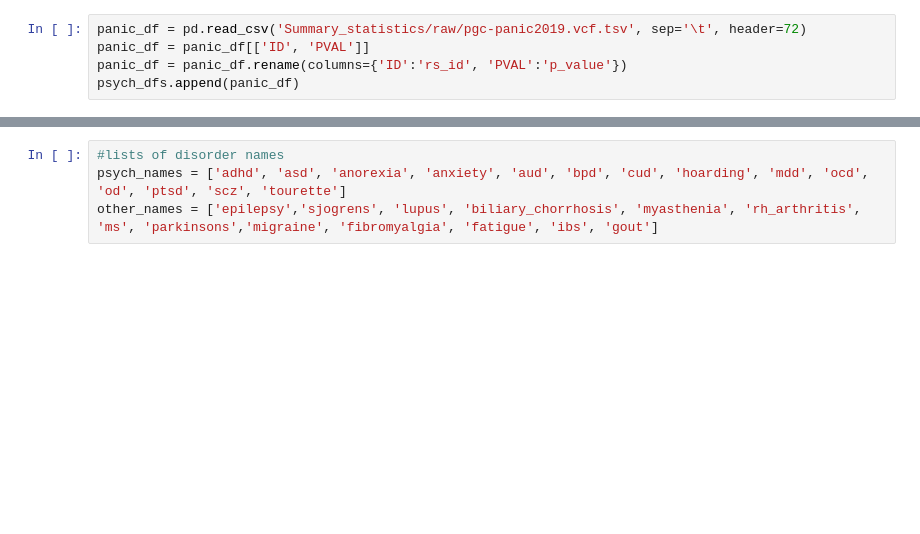
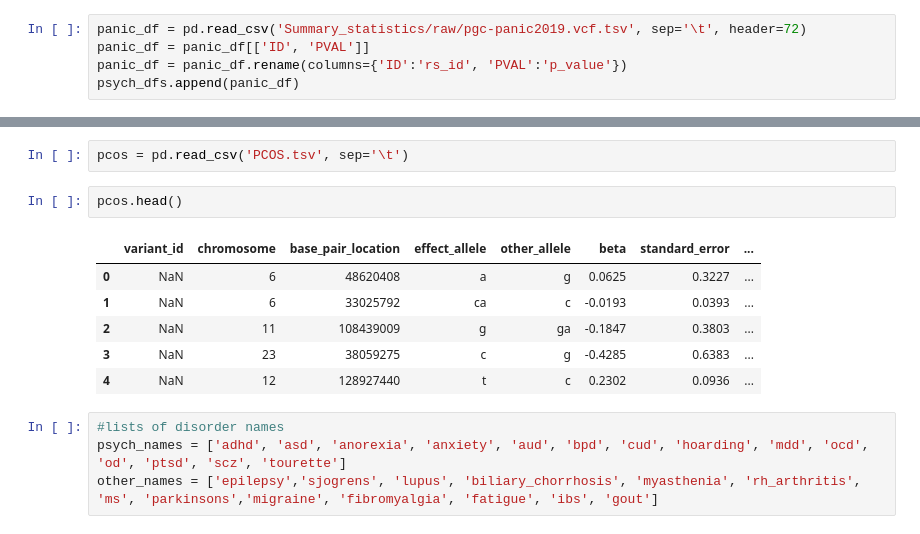
Before and after one commit to Aje026/Genetic-Overlap-in-Female-Biased-Disorders, a Jupyter notebook: GWAS_summary_statistics.ipynb, the cells around one changed output, grey strips where cells are left out. Cells and saved outputs as stored; diff of their text form; blank space fills up the shorter version.

```diff
--- a/GWAS_summary_statistics.ipynb
+++ b/GWAS_summary_statistics.ipynb
@@ -407,3 +431,14 @@ psych_dfs.append(panic_df)
+# %%
+pcos = pd.read_csv('PCOS.tsv', sep='\t')
+# %%
+pcos.head()
+# %% [output]
+|  | variant_id | chromosome | base_pair_location | effect_allele | other_allele | beta | standard_error | ... |
+| 0 | NaN | 6 | 48620408 | a | g | 0.0625 | 0.3227 | ... |
+| 1 | NaN | 6 | 33025792 | ca | c | -0.0193 | 0.0393 | ... |
+| 2 | NaN | 11 | 108439009 | g | ga | -0.1847 | 0.3803 | ... |
+| 3 | NaN | 23 | 38059275 | c | g | -0.4285 | 0.6383 | ... |
+| 4 | NaN | 12 | 128927440 | t | c | 0.2302 | 0.0936 | ... |
 # %%
 #lists of disorder names
 psych_names = ['adhd', 'asd', 'anorexia', 'anxiety', 'aud', 'bpd', 'cud', 'hoarding', 'mdd', 'ocd', 'od', 'ptsd', 'scz', 'tourette']
```
Also changed, not shown: parts of 5 cells of this notebook, 3 other files.
